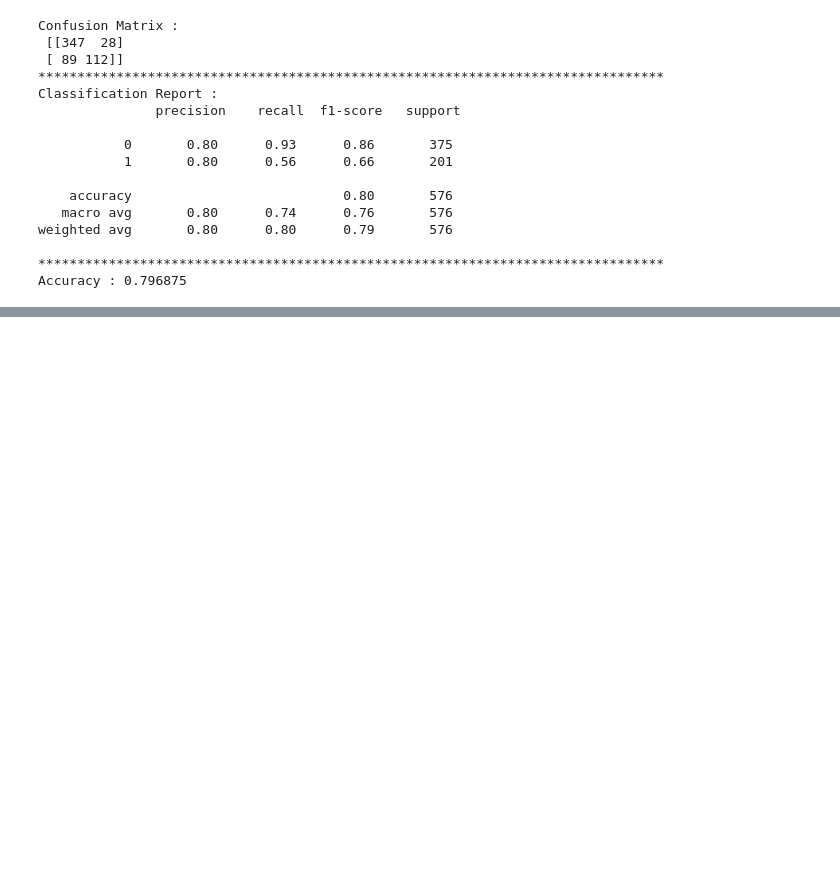
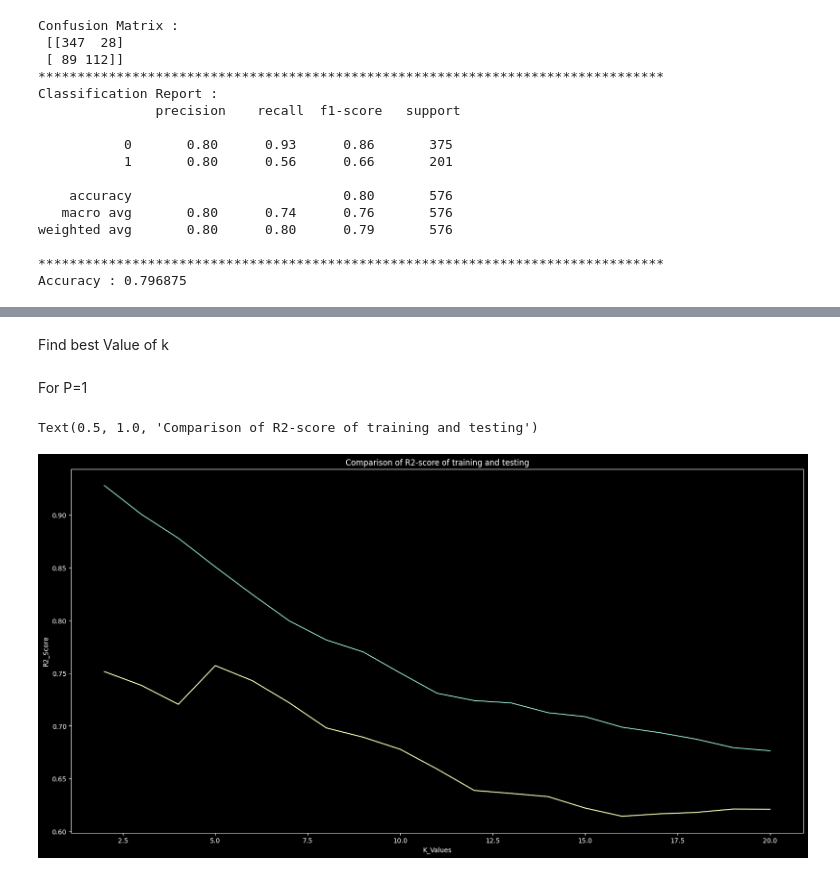
Before and after one commit to abhishek2young/Python-Hands-ON, a Jupyter notebook: KNN_revision.ipynb, the cells around one changed output, grey strips where cells are left out. Saved outputs shown, nothing was run; the diff lists cells and outputs as text; code cells hidden in the pictures; blank space fills up the shorter version.

```diff
--- a/KNN_revision.ipynb
+++ b/KNN_revision.ipynb
@@ -1189,0 +1548,2 @@ Accuracy : 0.796875
+# %%
+x_train,x_test,y_train,y_test=train_test_split(x,y,test_size=0.20,random_state=42)
@@ -1189,0 +1566,5 @@ Accuracy : 0.796875
+# %%
+normal_scaling=MinMaxScaler()
+normal_scaling.fit(x_train)
+normal_train_df = pd.DataFrame(normal_scaling.transform(x_train),columns=x_train.columns)
+normal_train_df.head(3)
@@ -1189,0 +1578,3 @@ Accuracy : 0.796875
+# %%
+knn_reg = KNeighborsRegressor()
+knn_reg.fit(normal_train_df,y_train)
@@ -1189,0 +1606,4 @@ Accuracy : 0.796875
+# %%
+array = normal_scaling.transform(x_test)
+normal_testing_df=pd.DataFrame(array,columns=x_test.columns)
+normal_testing_df
@@ -1189,0 +1647,24 @@ Accuracy : 0.796875
+# %% [markdown]
+Find best Value of k
+# %% [markdown]
+For P=1
+# %%
+r2_train_list_p1 = []
+r2_testing_list_p1 = []
+for k in k_values:
+    knn_reg = KNeighborsRegressor(n_neighbors=k,p=1)
+    knn_reg.fit(normal_train_df,y_train)
+    r2_training=knn_reg.score(normal_train_df,y_train)
+    r2_train_list_p1.append(r2_training)
+    r2_testing=knn_reg.score(normal_testing_df,y_test)
+    r2_testing_list_p1.append(r2_testing)
+
+plt.figure(figsize=(20,10))
+plt.plot(k_values,r2_train_list_p1)
+plt.plot(k_values,r2_testing_list_p1)
+plt.xlabel("K_Values")
+plt.ylabel("R2_Score")
+plt.title("Comparison of R2-score of training and testing")
+# %% [output]
+Text(0.5, 1.0, 'Comparison of R2-score of training and testing')
+[figure, added]
```
Also changed, not shown: parts of 120 cells of this notebook.
